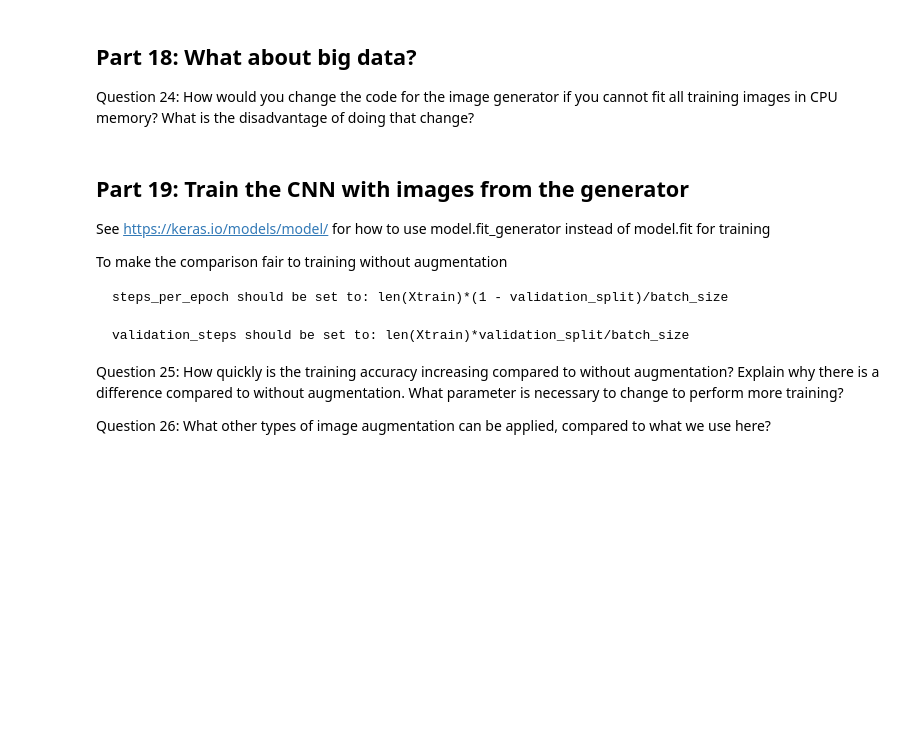
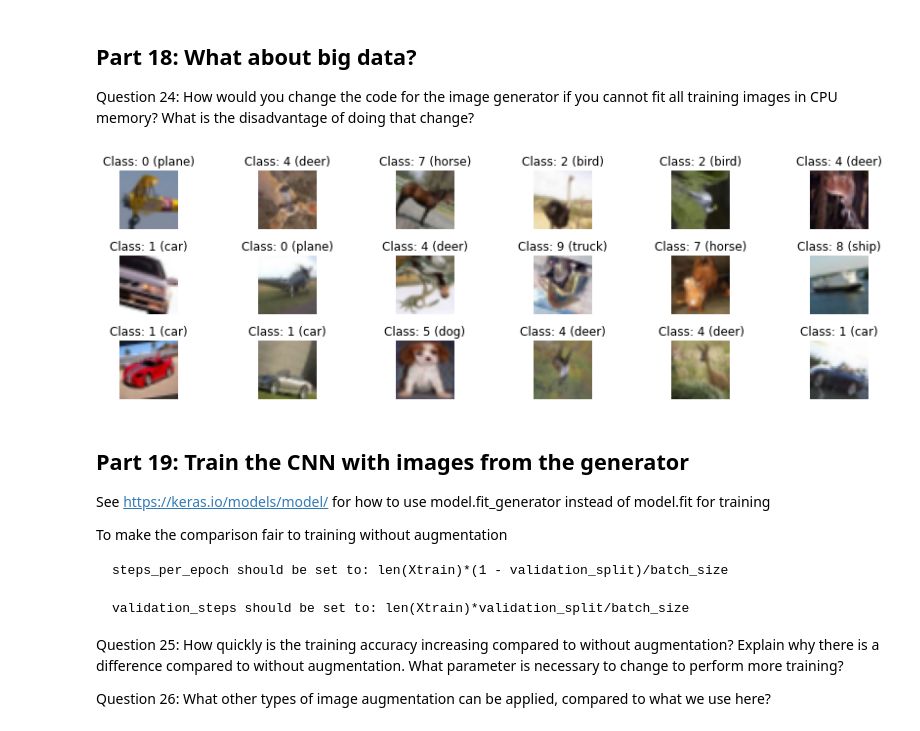
Before and after one commit to steliossid/deep-learning-labs, a Jupyter notebook: CNN_Lab.ipynb, the cells around one changed output. Saved outputs shown, nothing was run; the diff lists cells and outputs as text; code cells hidden in the pictures; blank space fills up the shorter version.

```diff
--- a/CNN_Lab.ipynb
+++ b/CNN_Lab.ipynb
@@ -616,32 +812,37 @@ Ytrain = to_categorical(Ytrain, 10)
 # Use a rotation range of 30 degrees, horizontal and vertical flipping
 from keras.preprocessing.image import ImageDataGenerator
 
-
+datagen = ImageDataGenerator(rotation_range=30, horizontal_flip=True, vertical_flip=True, validation_split=0.2)
 
 # Setup a flow for training data, assume that we can fit all images into CPU memory
+flow_train = datagen.flow(Xtrain, Ytrain, batch_size=100, subset="training")
 
 # Setup a flow for validation data, assume that we can fit all images into CPU memory
+flow_val = datagen.flow(Xval, Yval, batch_size=100, subset="validation")
 # %% [markdown]
 ## Part 18: What about big data?
 
 Question 24: How would you change the code for the image generator if you cannot fit all training images in CPU memory? What is the disadvantage of doing that change?
 # %%
 # Plot some augmented images
-plot_datagen = datagen.flow(Xtrain, Ytrain, batch_size=1)
+#plot_datagen = datagen.flow(Xtrain, Ytrain, batch_size=1)
+plot_datagen = flow_train
 
 plt.figure(figsize=(12,4))
 for i in range(18):
     (im, label) = plot_datagen.next()
     im = (im[0] + 1) * 127.5
     im = im.astype('int')
     label = np.flatnonzero(label)[0]
 
     plt.subplot(3,6,i+1)
     plt.tight_layout()
     plt.imshow(im)
     plt.title("Class: {} ({})".format(label, classes[label]))
     plt.axis('off')
 plt.show()
+# %% [output]
+[figure, added]
 # %% [markdown]
 ## Part 19: Train the CNN with images from the generator
 
```
Also changed, not shown: parts of 32 cells of this notebook.
